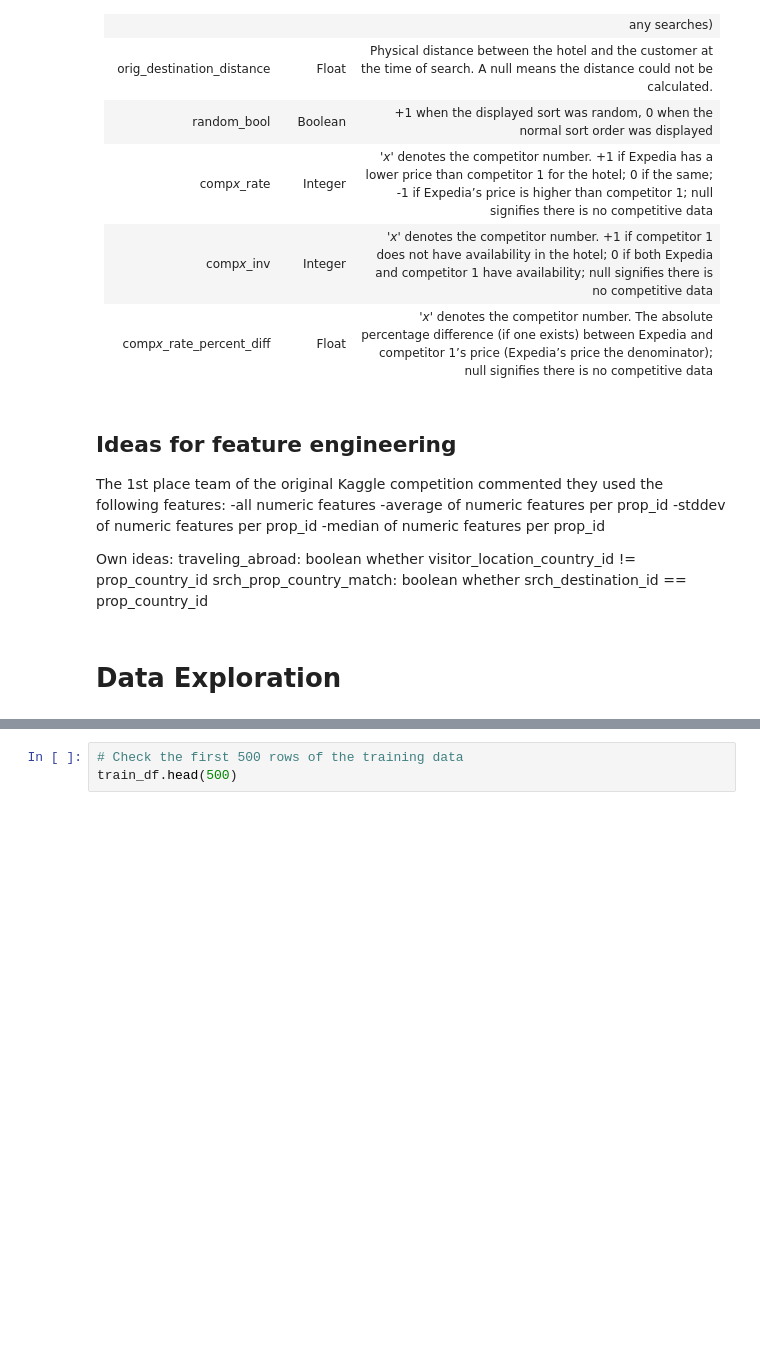
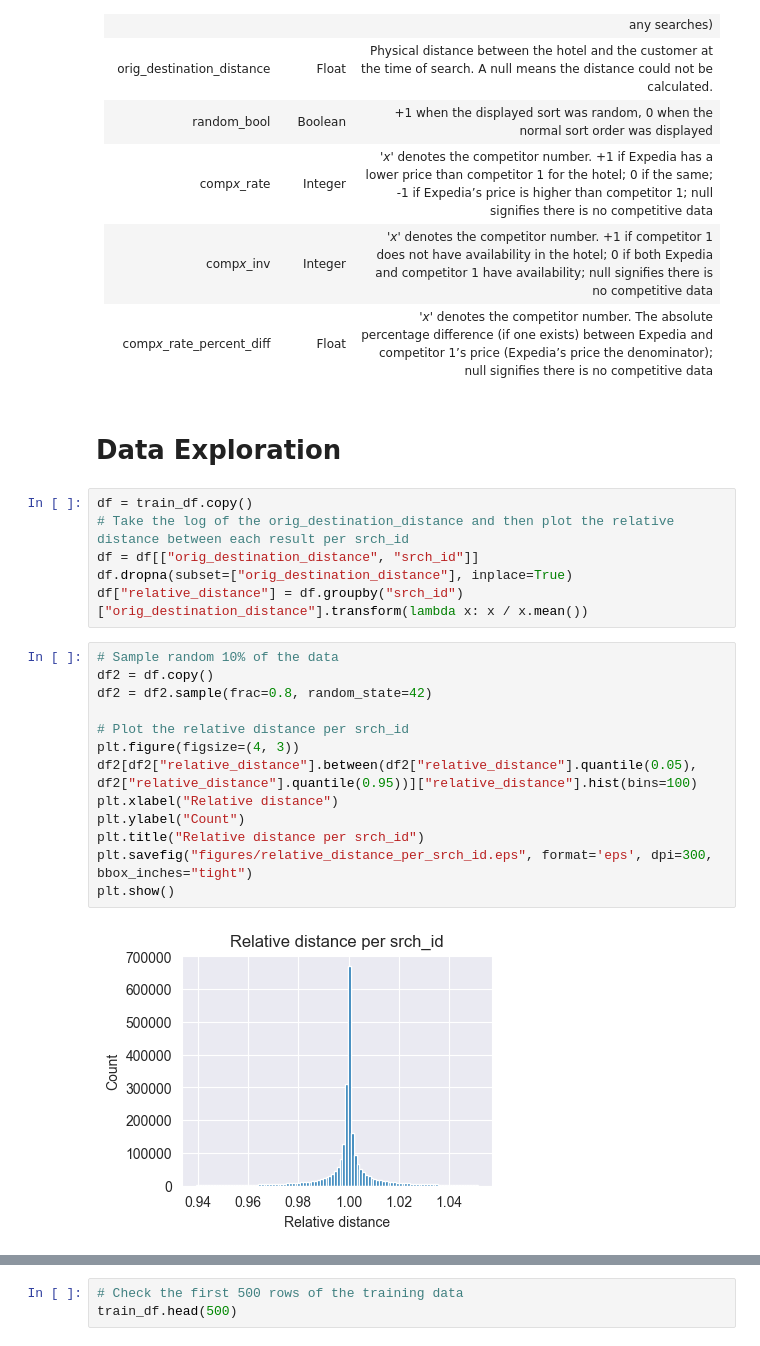
Before and after one commit to merelhaisma/DMT2, a Jupyter notebook: Assignment2_DataExploration.ipynb, the cells around one changed output, grey strips where cells are left out. Drawn from its saved outputs; the diff is of its cells as text; blank space fills up the shorter version.

```diff
--- a/Assignment2_DataExploration.ipynb
+++ b/Assignment2_DataExploration.ipynb
@@ -74,17 +91,26 @@ Number of bookings per search: avg. 0.69, std. 0.16
 | comp*x*_rate                | Integer   | '*x*' denotes the competitor number. +1 if Expedia has a lower price than competitor 1 for the hotel; 0 if the same; -1 if Expedia’s price is higher than competitor 1; null signifies there is no competitive data |
 | comp*x*_inv                 | Integer   | '*x*' denotes the competitor number. +1 if competitor 1 does not have availability in the hotel; 0 if both Expedia and competitor 1 have availability; null signifies there is no competitive data                  |
 | comp*x*_rate_percent_diff   | Float     | '*x*' denotes the competitor number. The absolute percentage difference (if one exists) between Expedia and competitor 1’s price (Expedia’s price the denominator); null signifies there is no competitive data     |
-# %% [markdown]
-## Ideas for feature engineering
-The 1st place team of the original Kaggle competition commented they used the following features:
--all numeric features
--average of numeric features per prop_id
--stddev of numeric features per prop_id
--median of numeric features per prop_id
-
-
-Own ideas:
-traveling_abroad: boolean whether visitor_location_country_id != prop_country_id
-srch_prop_country_match: boolean whether srch_destination_id == prop_country_id
 # %% [markdown]
 # Data Exploration
+# %%
+df = train_df.copy()
+# Take the log of the orig_destination_distance and then plot the relative distance between each result per srch_id
+df = df[["orig_destination_distance", "srch_id"]]
+df.dropna(subset=["orig_destination_distance"], inplace=True)
+df["relative_distance"] = df.groupby("srch_id")["orig_destination_distance"].transform(lambda x: x / x.mean())
+# %%
+# Sample random 10% of the data
+df2 = df.copy()
+df2 = df2.sample(frac=0.8, random_state=42)
+
+# Plot the relative distance per srch_id
+plt.figure(figsize=(4, 3))
+df2[df2["relative_distance"].between(df2["relative_distance"].quantile(0.05), df2["relative_distance"].quantile(0.95))]["relative_distance"].hist(bins=100)
+plt.xlabel("Relative distance")
+plt.ylabel("Count")
+plt.title("Relative distance per srch_id")
+plt.savefig("figures/relative_distance_per_srch_id.eps", format='eps', dpi=300, bbox_inches="tight")
+plt.show()
+# %% [output]
+[figure, added]
```
Also changed, not shown: parts of 25 cells of this notebook, 2 other files.
